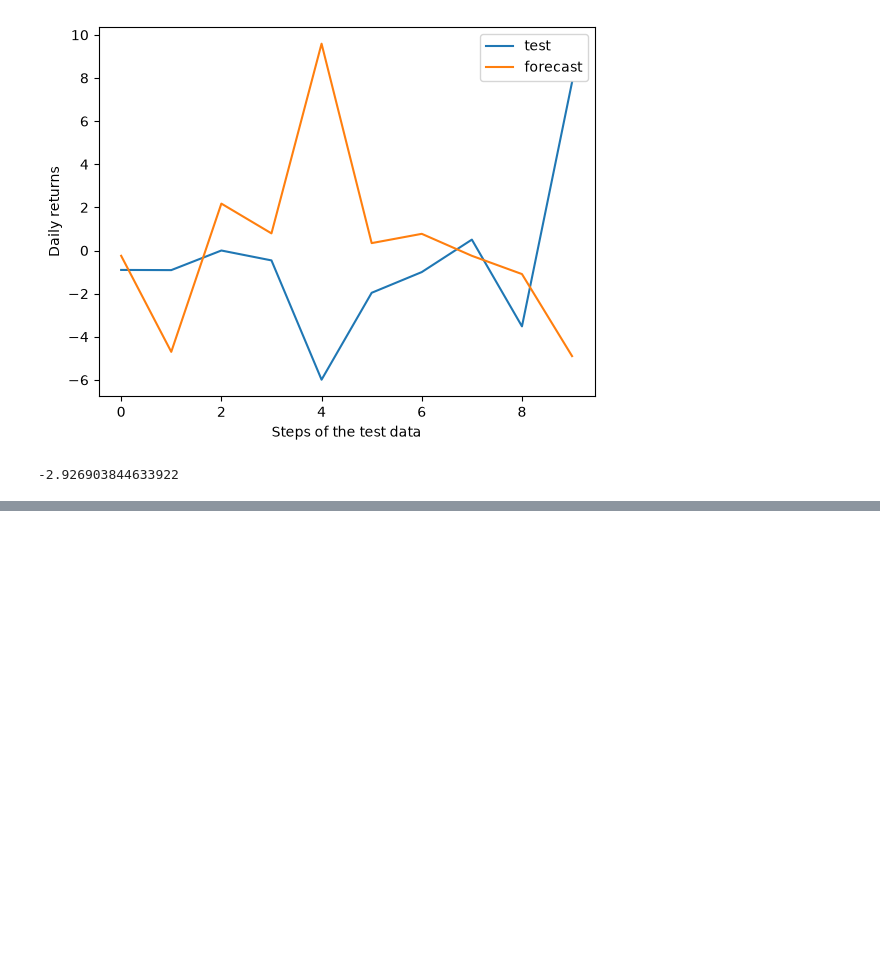
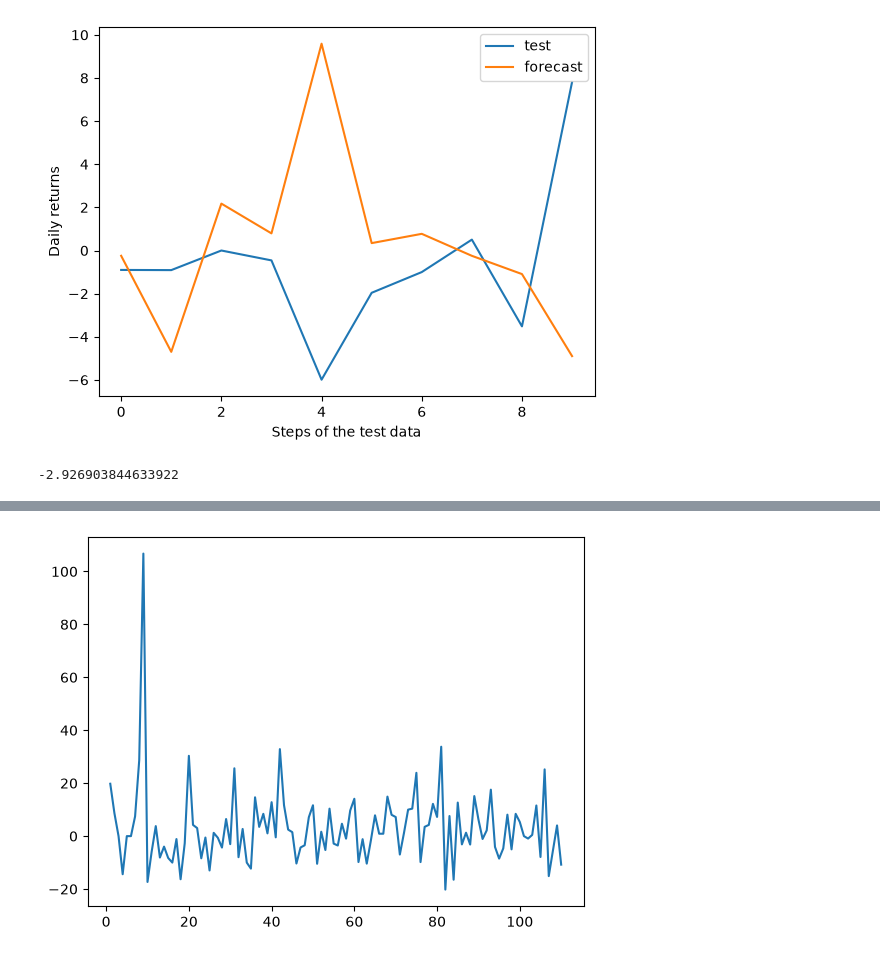
Before and after one commit to Udeani4/SectorLevel_StockPerformance_Predictoion, a Jupyter notebook: FCMB_stock_pred.ipynb, the cells around one changed output, grey strips where cells are left out. Saved outputs shown, nothing was run; the diff lists cells and outputs as text; code cells hidden in the pictures; blank space fills up the shorter version.

```diff
--- a/FCMB_stock_pred.ipynb
+++ b/FCMB_stock_pred.ipynb
@@ -1712,0 +1734,10 @@ r2_score(test, fcst)
+# %%
+merged_df["date"] = pd.to_datetime(merged_df["date"])
+
+end_month_df = (
+    merged_df
+    .sort_values("date")
+    .groupby(merged_df["date"].dt.to_period("M"))
+    .tail(1)
+    .reset_index(drop=True)
+)
@@ -1712,0 +1762,3 @@ r2_score(test, fcst)
+# %%
+end_month_df['returns']=end_month_df['close_price'].pct_change()*100
+end_month_df
@@ -1712,0 +1779,9 @@ r2_score(test, fcst)
+# %%
+end_month_df=end_month_df.dropna()
+# %%
+import matplotlib.pyplot as plt
+
+plt.plot(end_month_df['returns'])
+plt.show()
+# %% [output]
+[figure, added]
```
Also changed, not shown: parts of 49 cells of this notebook.
